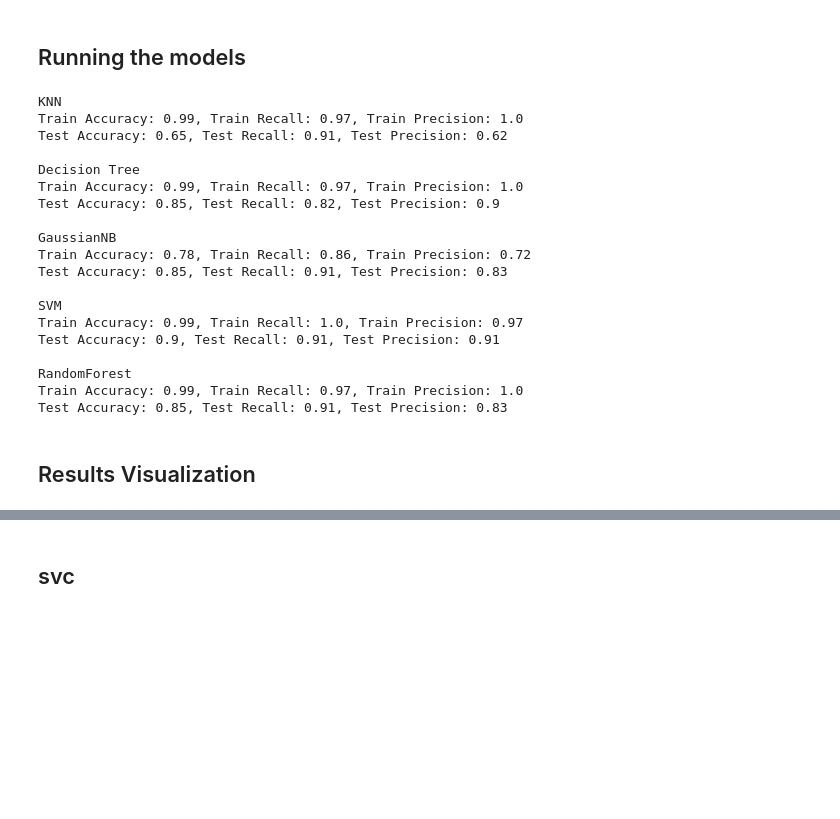
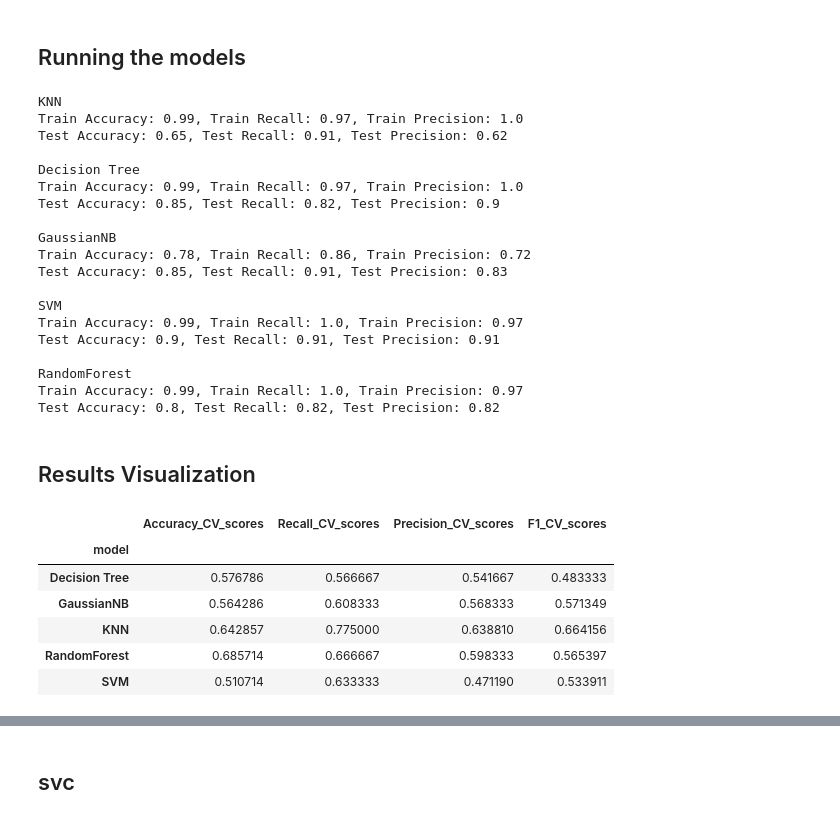
Before and after one commit to ziul-bio/DMS_ML_AMP, a Jupyter notebook: 06_Activity_model.ipynb, the cells around one changed output, grey strips where cells are left out. Saved outputs shown, nothing was run; the diff lists cells and outputs as text; code cells hidden in the pictures; blank space fills up the shorter version.

```diff
--- a/06_Activity_model.ipynb
+++ b/06_Activity_model.ipynb
@@ -118,6 +118,10 @@ Train set shape: (76, 5120), Test set shape: (20, 5120)
 # %% [markdown]
 ## Running the models
 # %%
+# create an empty dataframe to store results
+results = pd.DataFrame()
+results_cv = pd.DataFrame()
+
 # create a list of classifiers to test
 classifiers = [
     KNeighborsClassifier(),
@@ -139,22 +143,27 @@ param_grids = [
 # create a list of names for the classifiers for printing results
 model_names = ["KNN", "Decision Tree", 'GaussianNB', "SVM", 'RandomForest']
 
-# create an empty dataframe to store results
-results = pd.DataFrame()
 
 # loop over the classifiers and hyperparameter grids
 for name, clf, param_grid in zip(model_names, classifiers, param_grids):
     # create a GridSearchCV object with 5-fold cross-validation
-    grid = GridSearchCV(clf, param_grid, cv=10)
+    grid_search = GridSearchCV(clf, param_grid, cv=10, n_jobs=10,)
 
     # fit the grid search object to the training data
-    grid.fit(X_train, y_train)
+    grid_search.fit(X_train.values, y_train)
+
+    # k-fold cross-validation on the training set
+    accuracy_cv_scores = cross_val_score(grid_search, X_train.values, y_train, cv=10, scoring='accuracy', n_jobs=10)
+    recall_cv_scores = cross_val_score(grid_search, X_train.values, y_train, cv=10, scoring='recall', n_jobs=10)
+    precision_cv_scores = cross_val_score(grid_search, X_train.values, y_train, cv=10, scoring='precision', n_jobs=10)
+    f1_cv_scores = cross_val_score(grid_search, X_train.values, y_train, cv=10, scoring='f1', n_jobs=10)
+
 
     # make predictions on the test data using the best model found by the grid search
-    train_y_pred = grid.best_estimator_.predict(X_train)
-    test_y_pred = grid.best_estimator_.predict(X_test)
+    train_y_pred = grid_search.best_estimator_.predict(X_train.values)
+    test_y_pred = grid_search.best_estimator_.predict(X_test.values)
 
-    best_score = str(grid.best_score_.round(2))
+    best_score = str(grid_search.best_score_.round(2))
 
     # evaluate the performance of the best model on the train data using accuracy score
     train_accuracy = metrics.accuracy_score(y_train, train_y_pred)
@@ -190,13 +199,24 @@ for name, clf, param_grid in zip(model_names, classifiers, param_grids):
     res_dict["Test_f1"] = test_f1_score.round(2)
 
 
-    res_dict['best_params'] = str(grid.best_params_)
+    res_dict['best_params'] = str(grid_search.best_params_)
 
     # updating data frame with results
     results = pd.concat([results, pd.DataFrame(res_dict, index=[0])]).reset_index(drop=True)
 
+    # save results from cross-validation
+    res_cv_dict = {
+        "model": [name for i in range(10)],
+        "Accuracy_CV_scores": accuracy_cv_scores,
+        "Recall_CV_scores": recall_cv_scores,
+        "Precision_CV_scores": precision_cv_scores,
+        "F1_CV_scores": f1_cv_scores,
+    }
+    # updating data frame with results
+    results_cv = pd.concat([results_cv, pd.DataFrame(res_cv_dict)]).reset_index(drop=True)
 
-#results.to_excel('results/results_classification_MIC.xlsx')
+results.to_excel('results/results_classification_MIC_new.xlsx')
+results_cv.to_excel('results_cv/results_cv_classification_MIC_new.xlsx')
 # %% [output]
 KNN
 Train Accuracy: 0.99, Train Recall: 0.97, Train Precision: 1.0
@@ -215,7 +235,7 @@ Train Accuracy: 0.99, Train Recall: 1.0, Train Precision: 0.97
 Test Accuracy: 0.9, Test Recall: 0.91, Test Precision: 0.91
 
 RandomForest
-Train Accuracy: 0.99, Train Recall: 0.97, Train Precision: 1.0
-Test Accuracy: 0.85, Test Recall: 0.91, Test Precision: 0.83
+Train Accuracy: 0.99, Train Recall: 1.0, Train Precision: 0.97
+Test Accuracy: 0.8, Test Recall: 0.82, Test Precision: 0.82
 # %% [markdown]
 ## Results Visualization
@@ -221,0 +245,11 @@ Test Accuracy: 0.85, Test Recall: 0.91, Test Precision: 0.83
+# %%
+results_cv = pd.read_excel('results/results_cv_classification_MIC_new.xlsx', index_col=0)
+results_cv.groupby('model').mean()
+# %% [output]
+|  | Accuracy_CV_scores | Recall_CV_scores | Precision_CV_scores | F1_CV_scores |
+| model |  |  |  |  |
+| Decision Tree | 0.576786 | 0.566667 | 0.541667 | 0.483333 |
+| GaussianNB | 0.564286 | 0.608333 | 0.568333 | 0.571349 |
+| KNN | 0.642857 | 0.775000 | 0.638810 | 0.664156 |
+| RandomForest | 0.685714 | 0.666667 | 0.598333 | 0.565397 |
+| SVM | 0.510714 | 0.633333 | 0.471190 | 0.533911 |
```
Also changed, not shown: parts of 7 cells of this notebook, 2 other files.
